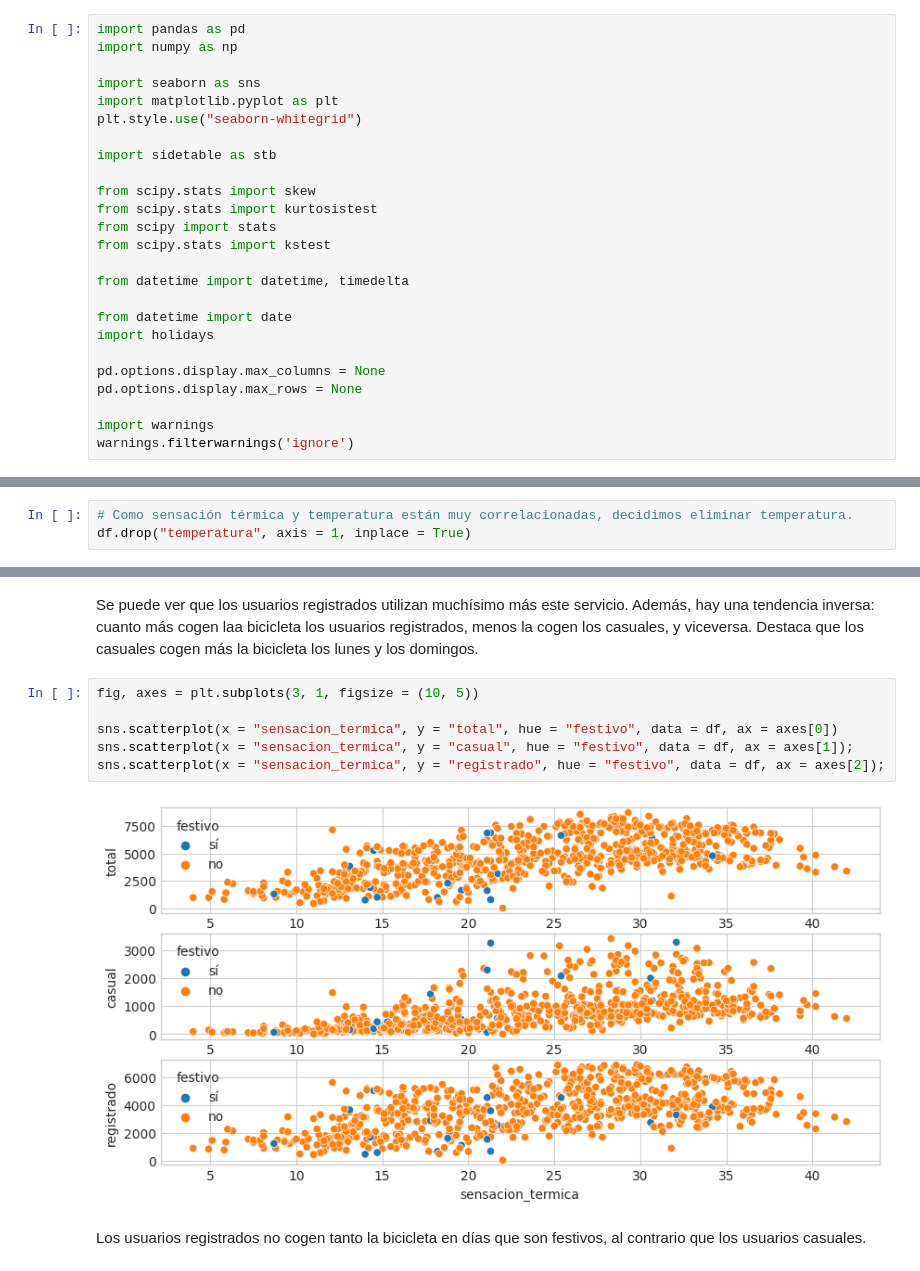
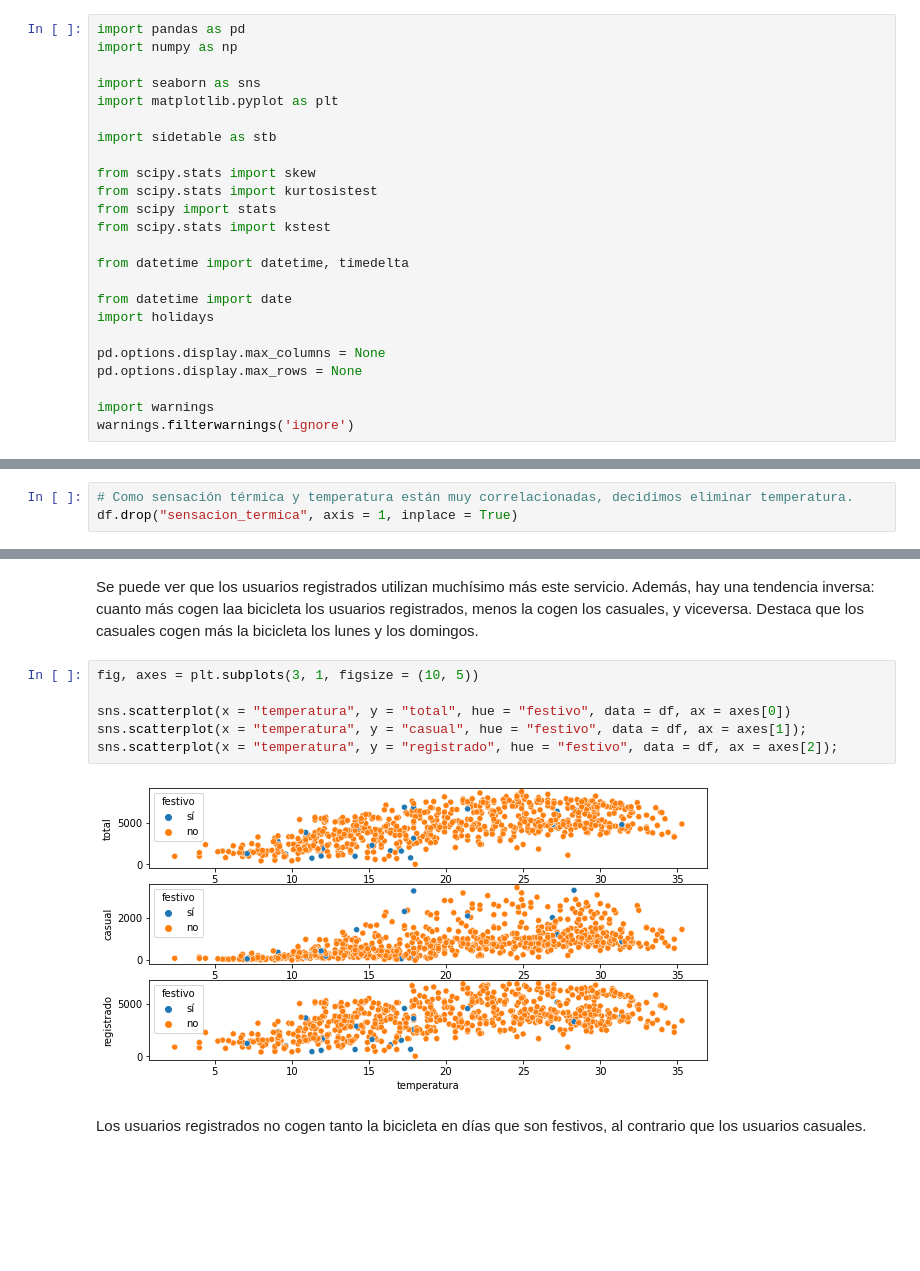
Before and after one commit to CrisSangrador/proyecto-alquiler-bicicletas, a Jupyter notebook: graficas.ipynb, the cells around one changed output, grey strips where cells are left out. Saved outputs shown, nothing was run; the diff lists cells and outputs as text; blank space fills up the shorter version.

```diff
--- a/graficas.ipynb
+++ b/graficas.ipynb
@@ -4,7 +4,6 @@ import numpy as np
 
 import seaborn as sns
 import matplotlib.pyplot as plt
-plt.style.use("seaborn-whitegrid")
 
 import sidetable as stb
 
@@ -126,7 +125,7 @@ Además, hay una alta correlación entre los usuarios registrados y los usuarios
 También hay cierta correlación entre la temperatura y el número total de personas que utilizan el servicio, pero el viento y la humedad no afectan de manera significativa, aunque es cierto que hay una correlación negativa.
 # %%
 # Como sensación térmica y temperatura están muy correlacionadas, decidimos eliminar temperatura.
-df.drop("temperatura", axis = 1, inplace = True)
+df.drop("sensacion_termica", axis = 1, inplace = True)
 # %%
 df.head()
 # %% [output]
@@ -162,11 +161,11 @@ Se puede ver que los usuarios registrados utilizan muchísimo más este servicio
 # %%
 fig, axes = plt.subplots(3, 1, figsize = (10, 5))
 
-sns.scatterplot(x = "sensacion_termica", y = "total", hue = "festivo", data = df, ax = axes[0])
-sns.scatterplot(x = "sensacion_termica", y = "casual", hue = "festivo", data = df, ax = axes[1]);
-sns.scatterplot(x = "sensacion_termica", y = "registrado", hue = "festivo", data = df, ax = axes[2]);
+sns.scatterplot(x = "temperatura", y = "total", hue = "festivo", data = df, ax = axes[0])
+sns.scatterplot(x = "temperatura", y = "casual", hue = "festivo", data = df, ax = axes[1]);
+sns.scatterplot(x = "temperatura", y = "registrado", hue = "festivo", data = df, ax = axes[2]);
 # %% [output]
-[figure, old version]
+[figure, new version]
 # %% [markdown]
 Los usuarios registrados no cogen tanto la bicicleta en días que son festivos, al contrario que los usuarios casuales.
 # %%
```
Also changed, not shown: parts of 14 cells of this notebook, 6 other files.
